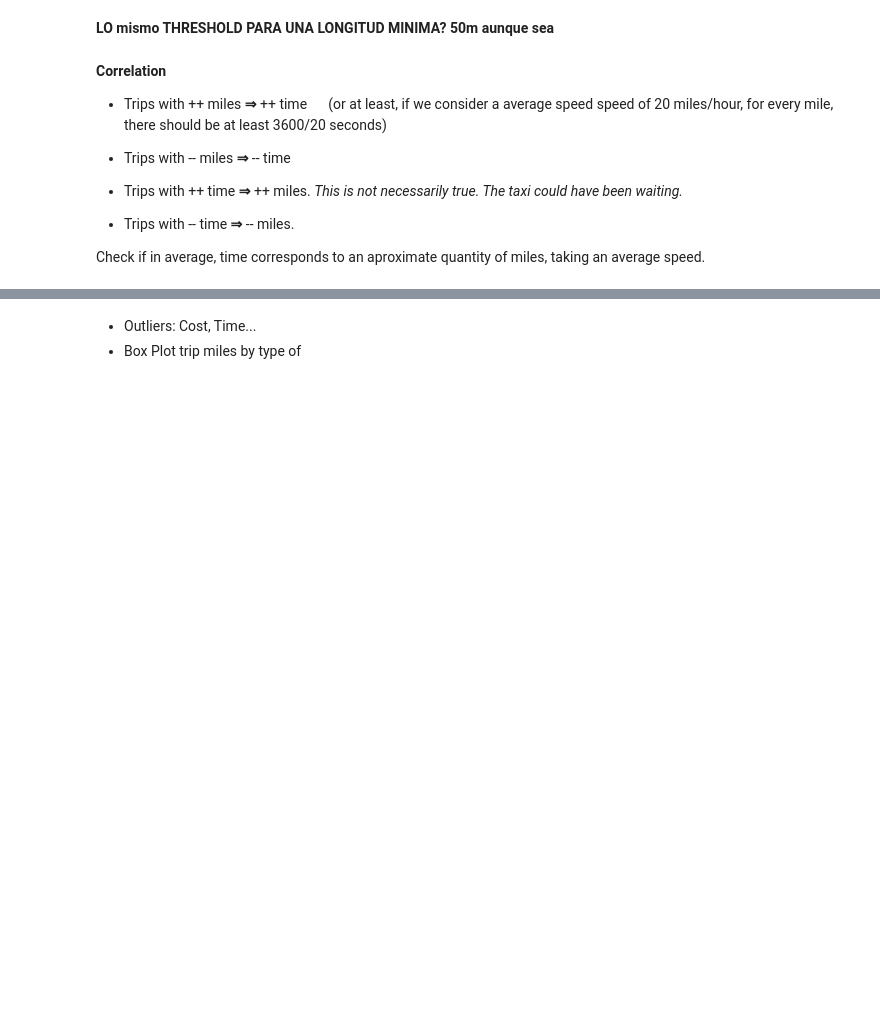
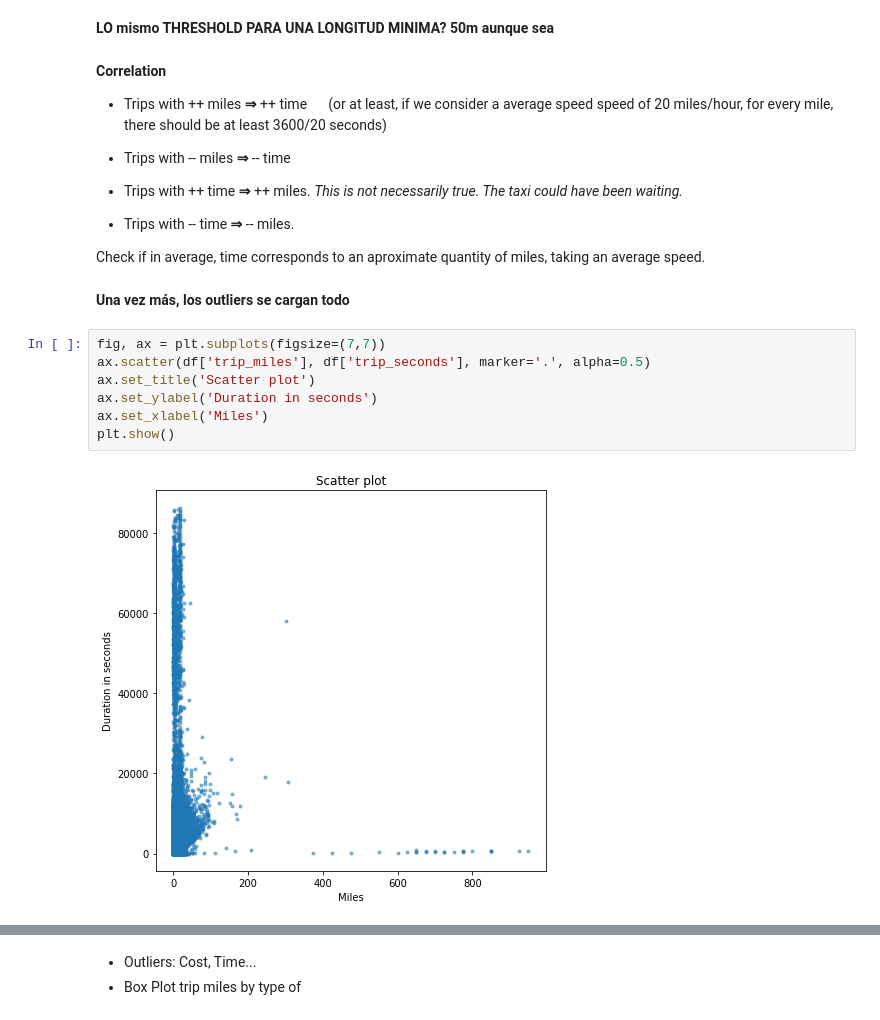
Before and after one commit to alexisgaziello/CSP_MATH_571_taxi_oracle, a Jupyter notebook: src/Taxis Analysis.ipynb, the cells around one changed output, grey strips where cells are left out. Cells and saved outputs as stored; diff of their text form; blank space fills up the shorter version.

```diff
--- a/src/Taxis Analysis.ipynb
+++ b/src/Taxis Analysis.ipynb
@@ -402,3 +409,14 @@ plt.show()
 - Trips with -- time **&Implies;** -- miles.
 
 Check if in average, time corresponds to an aproximate quantity of miles, taking an average speed.
+# %% [markdown]
+**Una vez más, los outliers se cargan todo**
+# %%
+fig, ax = plt.subplots(figsize=(7,7))
+ax.scatter(df['trip_miles'], df['trip_seconds'], marker='.', alpha=0.5)
+ax.set_title('Scatter plot')
+ax.set_ylabel('Duration in seconds')
+ax.set_xlabel('Miles')
+plt.show()
+# %% [output]
+[figure, added]
```
Also changed, not shown: parts of 12 cells of this notebook.
